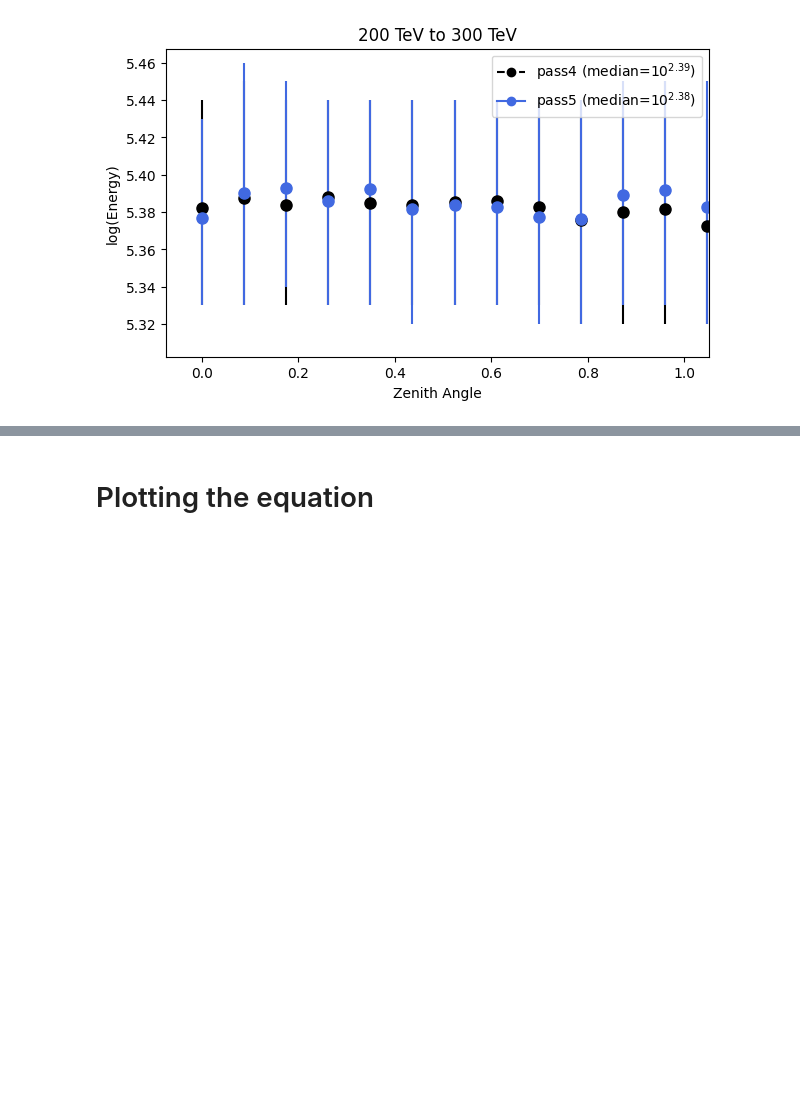
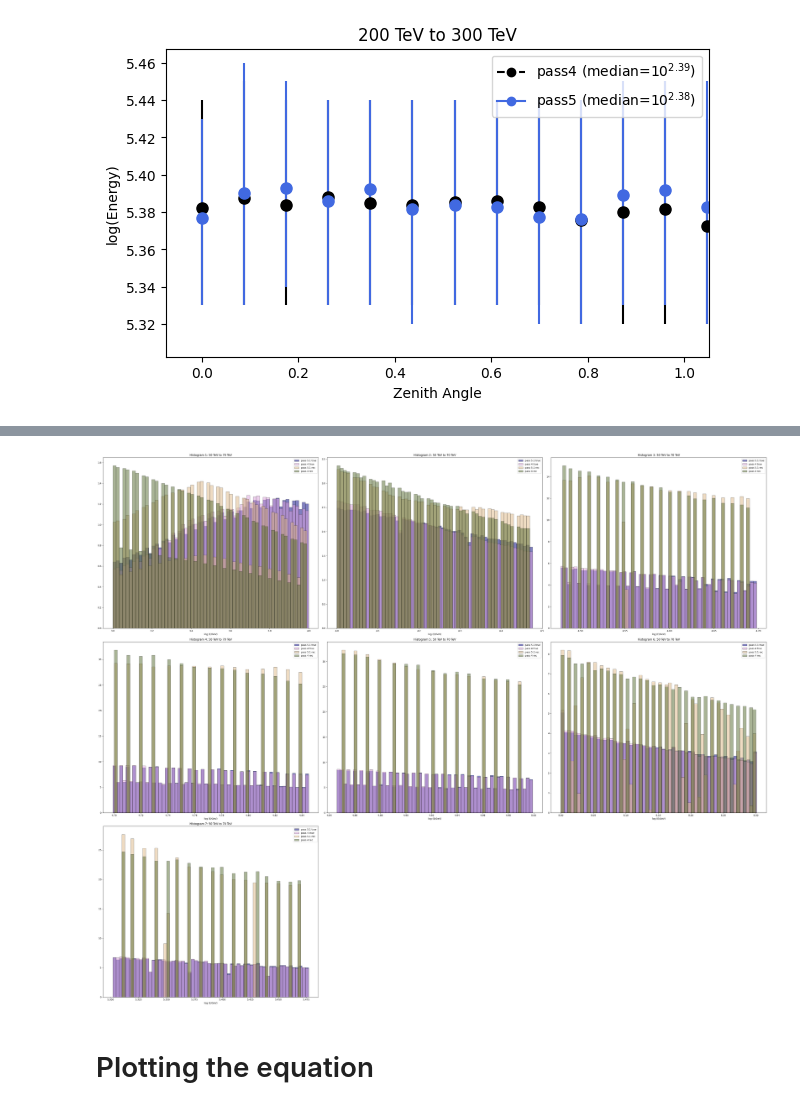
Before and after one commit to riyakore/WIPAC, a Jupyter notebook: Monte_Carlo_Data.ipynb, the cells around one changed output, grey strips where cells are left out. Saved outputs shown, nothing was run; the diff lists cells and outputs as text; code cells hidden in the pictures; blank space fills up the shorter version.

```diff
--- a/Monte_Carlo_Data.ipynb
+++ b/Monte_Carlo_Data.ipynb
@@ -540,3 +594,25 @@ for i in range(7):  # Loop over the 5 cuts
+# %%
+# combining true and reconstructed energies for all the cuts
+
+fig, axs = plt.subplots(3, 3, figsize=(40, 33))
+
+for i, (true_5, true_4, rec_5, rec_4) in enumerate(zip(true_energies_5, true_energies_4, rec_energies_5, rec_energies_4)):
+    ax = axs[i//3, i%3]  # Determine position in the grid
+    ax.hist(true_5, bins=60, histtype='bar', alpha=0.5, label="pass 5.1 true", density=True, edgecolor='black', color='navy')
+    ax.hist(true_4, bins=60, histtype='bar', alpha=0.5, label="pass 4 true", density=True, edgecolor='black', color='plum')
+    ax.hist(rec_5, bins=60, histtype='bar', alpha=0.5, label="pass 5.1 rec", density=True, edgecolor='black', color='burlywood')
+    ax.hist(rec_4, bins=60, histtype='bar', alpha=0.5, label="pass 4 rec", density=True, edgecolor='black', color='darkolivegreen')
+    ax.set_title(f"Histogram {i+1}: 50 TeV to 70 TeV")
+    ax.set_xlabel("log (E/GeV)")
+    ax.legend()
+
+for j in range(i+1, 9):
+    axs[j//3, j%3].axis('off')
+
+plt.tight_layout()
+plt.show()
+# %% [output]
+[figure, added]
 # %% [markdown]
 # Plotting the equation
 # %% [markdown]
```
Also changed, not shown: parts of 6 cells of this notebook.
